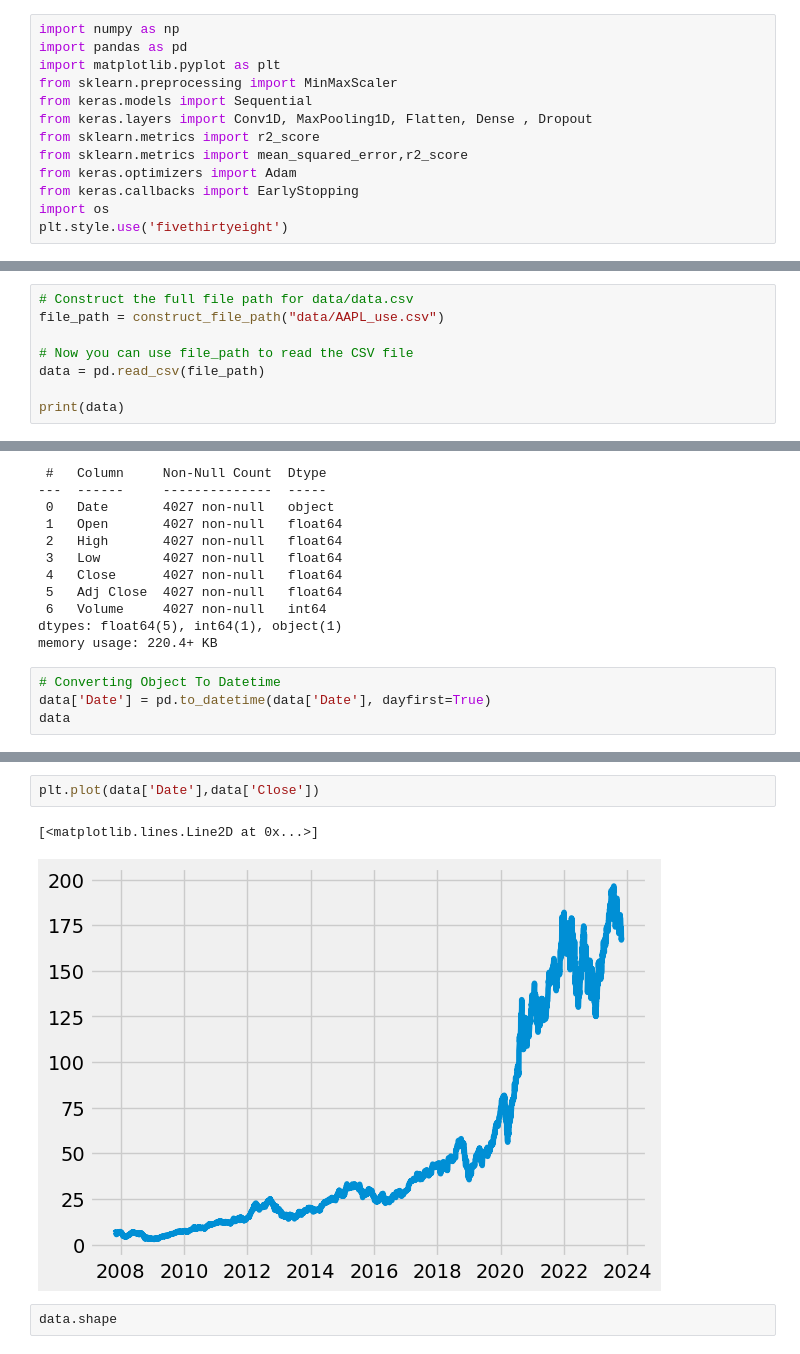
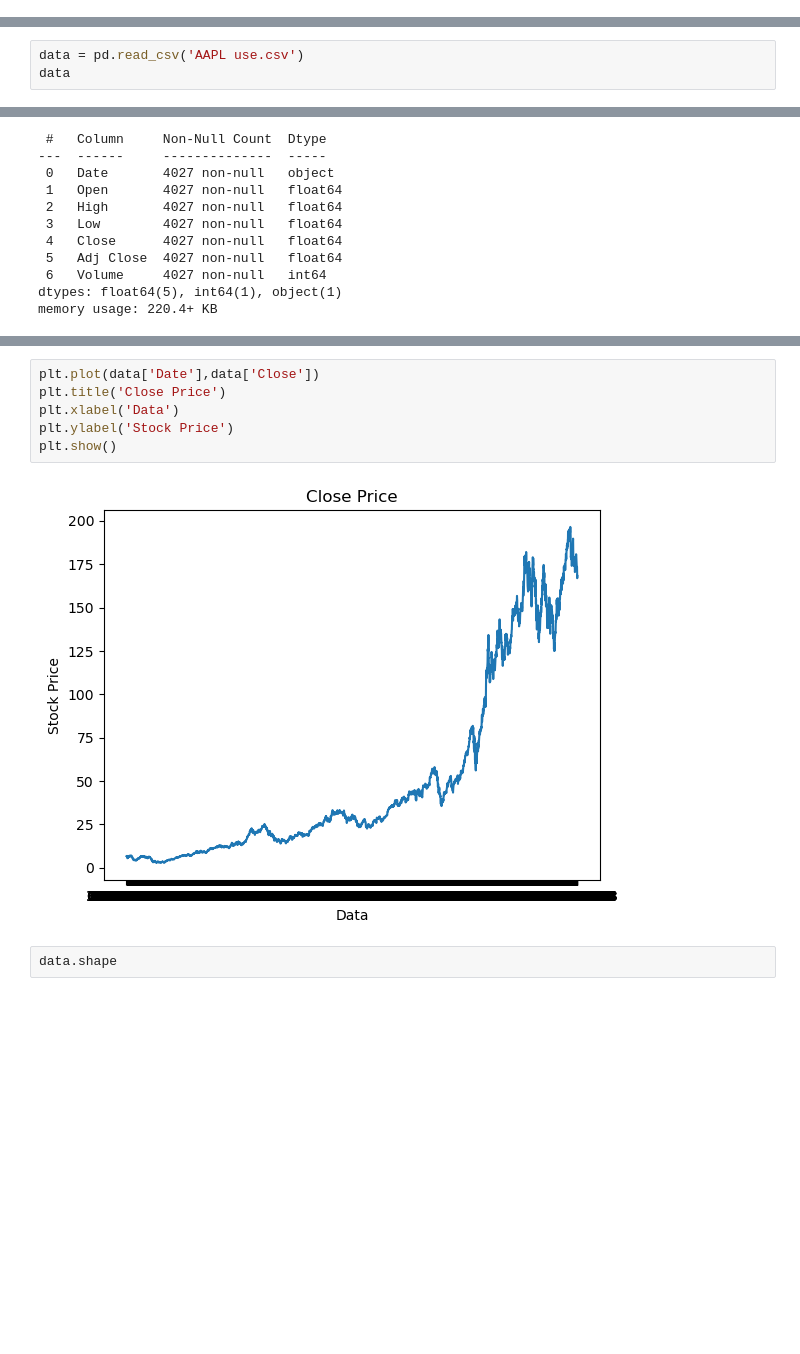
Before and after one commit to danaelshrbiny10/stock-prediction, a Jupyter notebook: notebooks/CNN_Model.ipynb, the cells around one changed output, grey strips where cells are left out. Drawn from its saved outputs; the diff is of its cells as text; blank space fills up the shorter version.

```diff
--- a/notebooks/CNN_Model.ipynb
+++ b/notebooks/CNN_Model.ipynb
@@ -1,13 +0,0 @@
-# %%
-import numpy as np
-import pandas as pd
-import matplotlib.pyplot as plt
-from sklearn.preprocessing import MinMaxScaler
-from keras.models import Sequential
-from keras.layers import Conv1D, MaxPooling1D, Flatten, Dense , Dropout
-from sklearn.metrics import r2_score
-from sklearn.metrics import mean_squared_error,r2_score
-from keras.optimizers import Adam
-from keras.callbacks import EarlyStopping
-import os
-plt.style.use('fivethirtyeight')
@@ -46,9 +17,4 @@ set_base_path(r"F:\DataScience\code\stock-prediction")
 # %%
-# Construct the full file path for data/data.csv
-file_path = construct_file_path("data/AAPL_use.csv")
-
-# Now you can use file_path to read the CSV file
-data = pd.read_csv(file_path)
-
-print(data)
+data = pd.read_csv('AAPL use.csv')
+data
 # %% [output]
@@ -106,7 +94,3 @@ Data columns (total 7 columns):
  6   Volume     4027 non-null   int64
 dtypes: float64(5), int64(1), object(1)
 memory usage: 220.4+ KB
-# %%
-# Converting Object To Datetime
-data['Date'] = pd.to_datetime(data['Date'], dayfirst=True)
-data
@@ -145,8 +97,11 @@ memory usage: 220.4 KB
 # %%
 plt.plot(data['Date'],data['Close'])
+plt.title('Close Price')
+plt.xlabel('Data')
+plt.ylabel('Stock Price')
+plt.show()
 # %% [output]
-[<matplotlib.lines.Line2D at 0x...>]
-[figure, old version]
+[figure, new version]
 # %%
 data.shape
 # %% [output]
```
Also changed, not shown: parts of 25 cells of this notebook, 3 other files.
